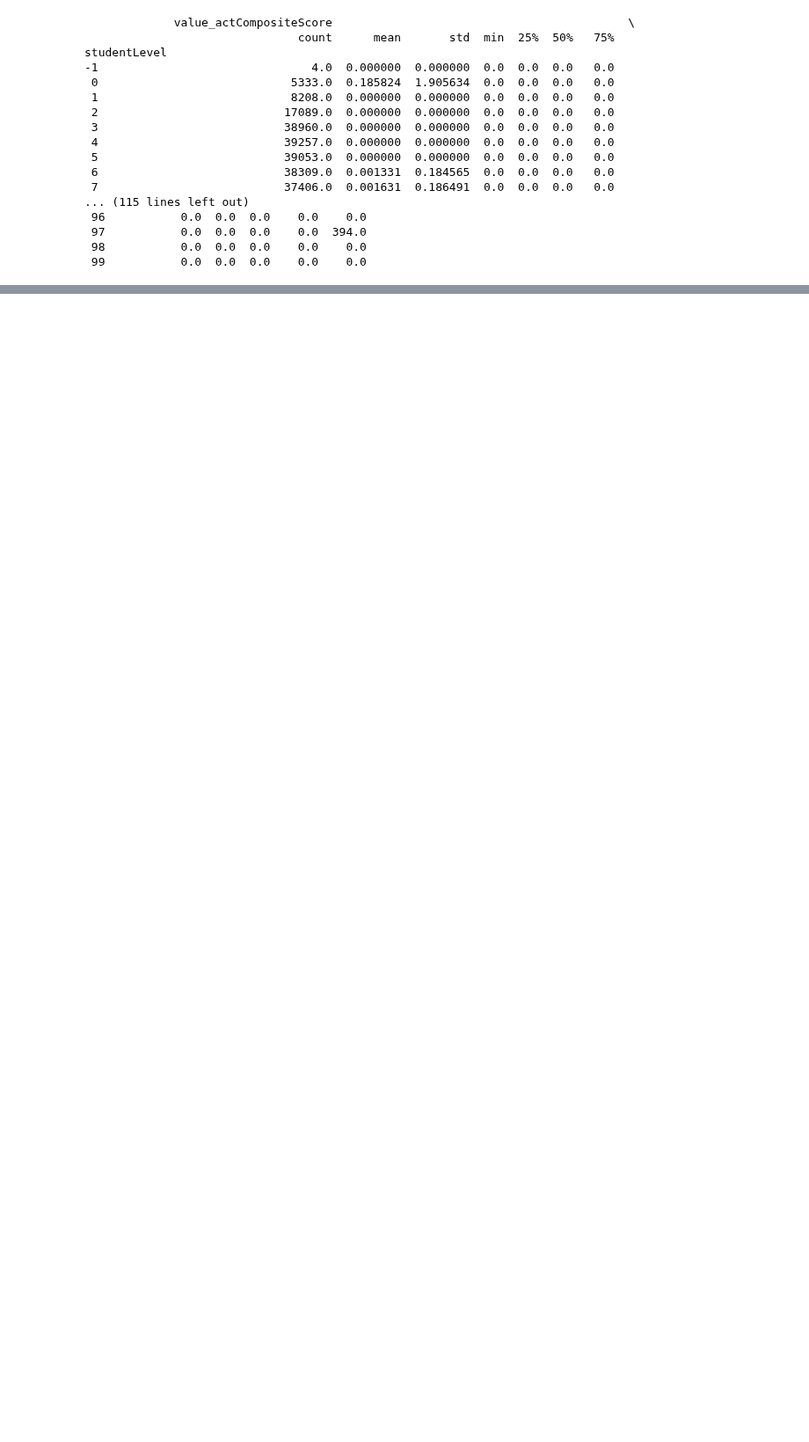
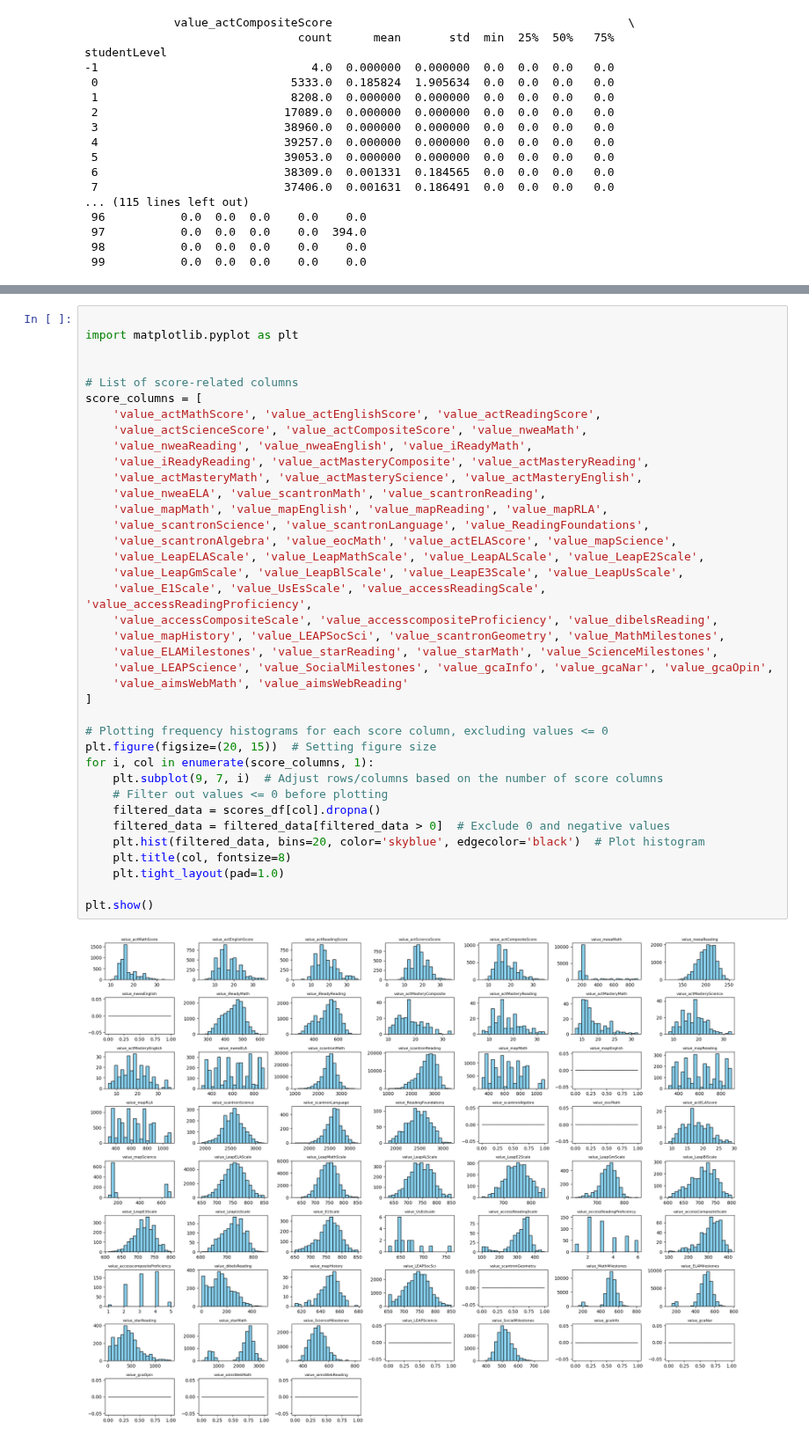
Before and after one commit to level-data-1a/predicting-proficiency, a Jupyter notebook: Manjari_explore_2.ipynb, the cells around one changed output, grey strips where cells are left out. Shown at 88% size. Saved outputs shown, nothing was run; the diff lists cells and outputs as text; blank space fills up the shorter version.

```diff
--- a/Manjari_explore_2.ipynb
+++ b/Manjari_explore_2.ipynb
@@ -726,0 +814,40 @@ for subgroup in subgroup_columns:
+# %%
+
+import matplotlib.pyplot as plt
+
+
+# List of score-related columns
+score_columns = [
+    'value_actMathScore', 'value_actEnglishScore', 'value_actReadingScore',
+    'value_actScienceScore', 'value_actCompositeScore', 'value_nweaMath',
+    'value_nweaReading', 'value_nweaEnglish', 'value_iReadyMath',
+    'value_iReadyReading', 'value_actMasteryComposite', 'value_actMasteryReading',
+    'value_actMasteryMath', 'value_actMasteryScience', 'value_actMasteryEnglish',
+    'value_nweaELA', 'value_scantronMath', 'value_scantronReading',
+    'value_mapMath', 'value_mapEnglish', 'value_mapReading', 'value_mapRLA',
+    'value_scantronScience', 'value_scantronLanguage', 'value_ReadingFoundations',
+    'value_scantronAlgebra', 'value_eocMath', 'value_actELAScore', 'value_mapScience',
+    'value_LeapELAScale', 'value_LeapMathScale', 'value_LeapALScale', 'value_LeapE2Scale',
+    'value_LeapGmScale', 'value_LeapBlScale', 'value_LeapE3Scale', 'value_LeapUsScale',
+    'value_E1Scale', 'value_UsEsScale', 'value_accessReadingScale', 'value_accessReadingProficiency',
+    'value_accessCompositeScale', 'value_accesscompositeProficiency', 'value_dibelsReading',
+    'value_mapHistory', 'value_LEAPSocSci', 'value_scantronGeometry', 'value_MathMilestones',
+    'value_ELAMilestones', 'value_starReading', 'value_starMath', 'value_ScienceMilestones',
+    'value_LEAPScience', 'value_SocialMilestones', 'value_gcaInfo', 'value_gcaNar', 'value_gcaOpin',
+    'value_aimsWebMath', 'value_aimsWebReading'
+]
+
+# Plotting frequency histograms for each score column, excluding values <= 0
+plt.figure(figsize=(20, 15))  # Setting figure size
+for i, col in enumerate(score_columns, 1):
+    plt.subplot(9, 7, i)  # Adjust rows/columns based on the number of score columns
+    # Filter out values <= 0 before plotting
+    filtered_data = scores_df[col].dropna()
+    filtered_data = filtered_data[filtered_data > 0]  # Exclude 0 and negative values
+    plt.hist(filtered_data, bins=20, color='skyblue', edgecolor='black')  # Plot histogram
+    plt.title(col, fontsize=8)
+    plt.tight_layout(pad=1.0)
+
+plt.show()
+# %% [output]
+[figure, added]
```
Also changed, not shown: parts of 51 cells of this notebook.
